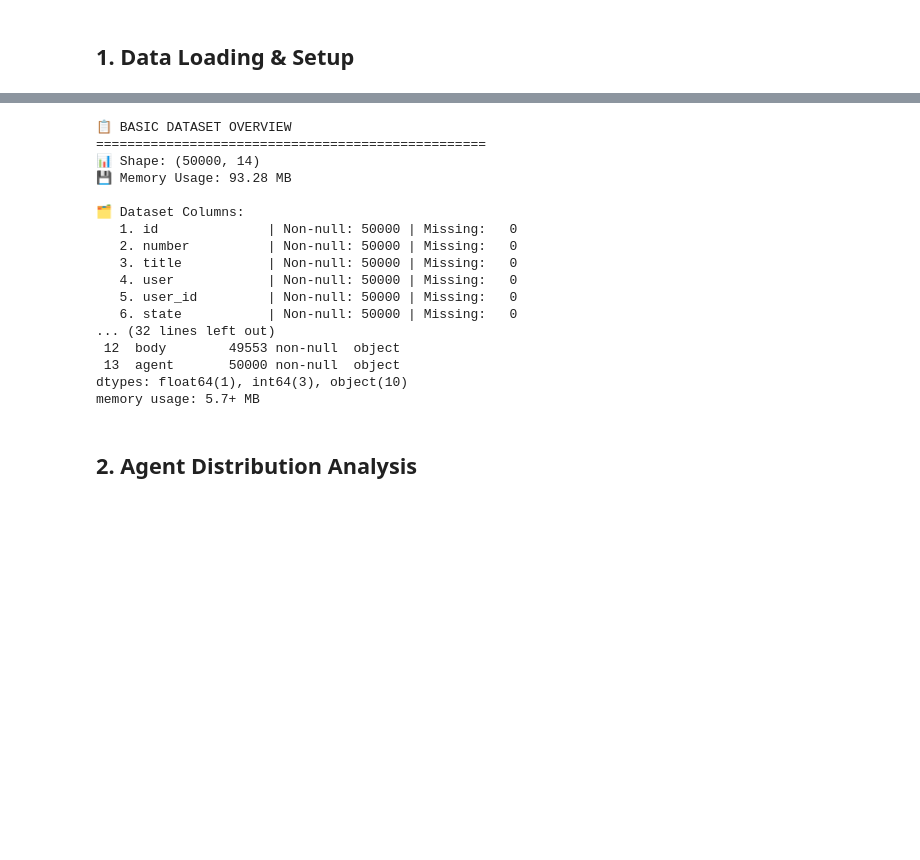
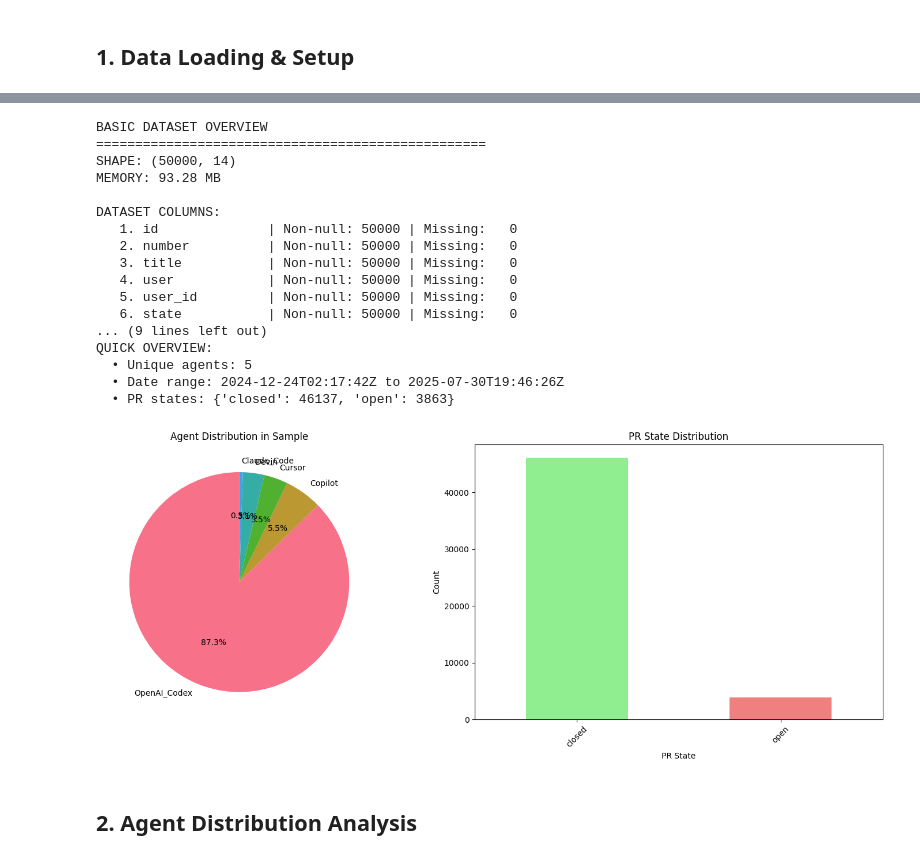
Before and after one commit to ghost1100/MSR2026, a Jupyter notebook: notebooks/RQ1_Agent_Distribution.ipynb, the cells around one changed output, grey strips where cells are left out. Cells and saved outputs as stored; diff of their text form; code cells hidden in the pictures; blank space fills up the shorter version.

```diff
--- a/notebooks/RQ1_Agent_Distribution.ipynb
+++ b/notebooks/RQ1_Agent_Distribution.ipynb
@@ -181,46 +181,65 @@ Loaded random sample of 50000 rows from 932791 total
 # %%
 # 1.1 Basic Dataset Overview
-print("📋 BASIC DATASET OVERVIEW")
+print("BASIC DATASET OVERVIEW")
 print("=" * 50)
 
 # Basic info
-print(f"📊 Shape: {df_sample.shape}")
-print(f"💾 Memory Usage: {df_sample.memory_usage(deep=True).sum() / 1024**2:.2f} MB")
+print(f"SHAPE: {df_sample.shape}")
+print(f"MEMORY: {df_sample.memory_usage(deep=True).sum() / 1024**2:.2f} MB")
 
 # Column information (simplified to avoid dtype formatting issues)
-print(f"\n🗂️ Dataset Columns:")
+print(f"\nDATASET COLUMNS:")
 for i, col in enumerate(df_sample.columns, 1):
     non_null = df_sample[col].count()
     null_count = df_sample[col].isnull().sum()
     print(f"  {i:2d}. {col:<15} | Non-null: {non_null:4d} | Missing: {null_count:3d}")
 
-# Quick overview
-print(f"\n📈 Quick Overview:")
-print(f"  Total columns: {len(df_sample.columns)}")
-print(f"  Total rows: {len(df_sample)}")
-print(f"  Completeness: {(df_sample.count().sum() / df_sample.size * 100):.1f}%")
+# Agent and state overview
+print(f"\nQUICK OVERVIEW:")
+print(f"  • Unique agents: {df_sample['agent'].nunique()}")
+print(f"  • Date range: {df_sample['created_at'].min()} to {df_sample['created_at'].max()}")
+print(f"  • PR states: {df_sample['state'].value_counts().to_dict()}")
 
-# Display first few rows (using info() to avoid display issues)
-print(f"\n👀 Dataset Info:")
-df_sample.info()
+# Agent distribution
+agent_counts = df_sample['agent'].value_counts()
+state_counts = df_sample['state'].value_counts()
+
+# Create visualizations
+fig, axes = plt.subplots(1, 2, figsize=(15, 6))
+
+# Agent distribution pie chart
+agent_counts.plot(kind='pie', ax=axes[0], autopct='%1.1f%%', startangle=90)
+axes[0].set_title('Agent Distribution in Sample')
+axes[0].set_ylabel('')
+
+# State distribution bar chart
+state_counts.plot(kind='bar', ax=axes[1], color=['lightgreen', 'lightcoral', 'lightblue'])
+axes[1].set_title('PR State Distribution')
+axes[1].set_xlabel('PR State')
+axes[1].set_ylabel('Count')
+axes[1].tick_params(axis='x', rotation=45)
+
+plt.tight_layout()
+plt.show()
 # %% [output]
-📋 BASIC DATASET OVERVIEW
+BASIC DATASET OVERVIEW
 ==================================================
-📊 Shape: (50000, 14)
-💾 Memory Usage: 93.28 MB
+SHAPE: (50000, 14)
+MEMORY: 93.28 MB
 
-🗂️ Dataset Columns:
+DATASET COLUMNS:
    1. id              | Non-null: 50000 | Missing:   0
    2. number          | Non-null: 50000 | Missing:   0
    3. title           | Non-null: 50000 | Missing:   0
    4. user            | Non-null: 50000 | Missing:   0
    5. user_id         | Non-null: 50000 | Missing:   0
    6. state           | Non-null: 50000 | Missing:   0
-... (32 lines left out)
- 12  body        49553 non-null  object
- 13  agent       50000 non-null  object
-dtypes: float64(1), int64(3), object(10)
-memory usage: 5.7+ MB
+... (9 lines left out)
+QUICK OVERVIEW:
+  • Unique agents: 5
+  • Date range: 2024-12-24T02:17:42Z to 2025-07-30T19:46:26Z
+  • PR states: {'closed': 46137, 'open': 3863}
+[figure, added]
 # %% [markdown]
 ## 2. Agent Distribution Analysis
 # %%
```
Also changed, not shown: parts of 10 cells of this notebook, 10 other files.
